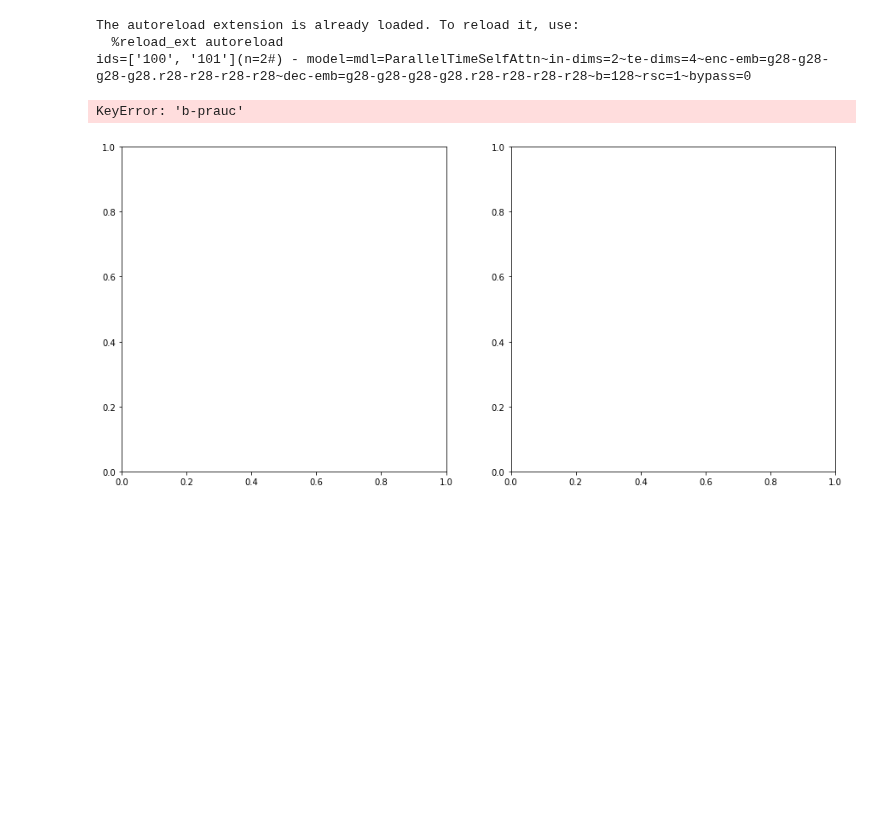
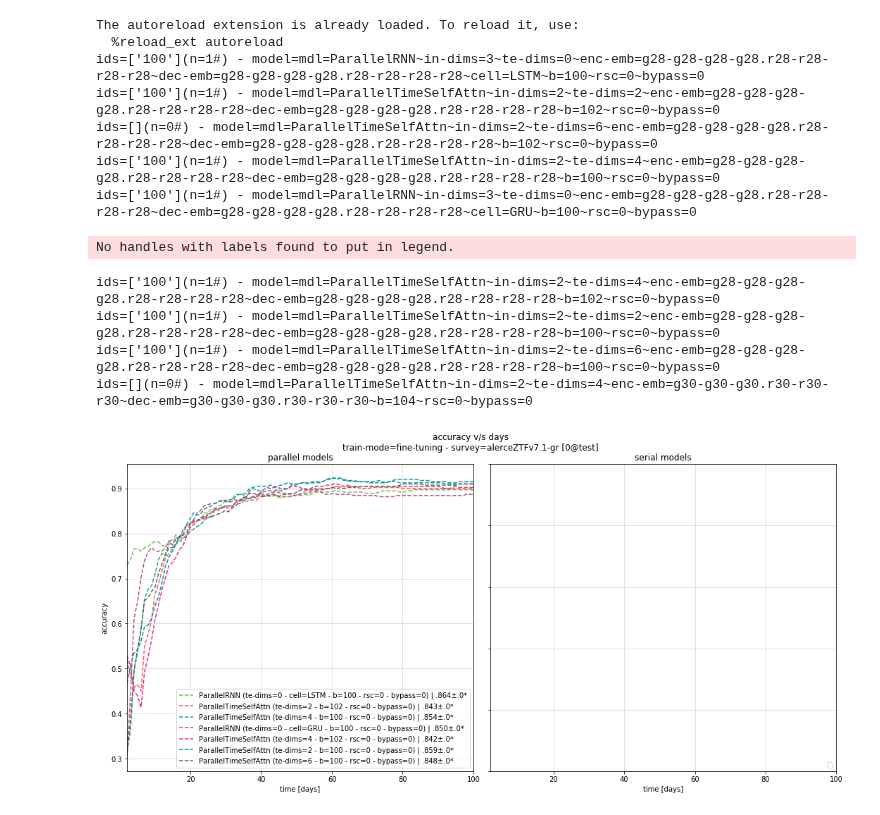
Before and after one commit to opimentel-github/astro-lightcurves-classifier, a Jupyter notebook: experiments/metrics_results.ipynb, the cells around one changed output. Saved outputs shown, nothing was run; the diff lists cells and outputs as text; code cells hidden in the pictures; blank space fills up the shorter version.

```diff
--- a/experiments/metrics_results.ipynb
+++ b/experiments/metrics_results.ipynb
@@ -44,30 +42,38 @@ baselines_dict = {
 # %%
 %load_ext autoreload
 %autoreload 2
 from lcclassifier.results.plots import plot_metric
 
 label_keys = [
     'cell',
     'aggr',
     'te-dims',
     'rsc',
     'bypass',
     'b',
 ]
 lcset_name = 'test'
-metric_name = 'b-prauc' # recall accuracy f1score prauc rocauc
+metric_name = 'accuracy' # recall accuracy f1score prauc rocauc
 kwargs = {
     'label_keys':label_keys,
     #'baselines_dict':baselines_dict,
     'p':15,
 }
 plot_metric(rootdir, cfilename, kf, lcset_name, model_names, metric_name, **kwargs)
 # %% [output]
 The autoreload extension is already loaded. To reload it, use:
   %reload_ext autoreload
-ids=['100', '101'](n=2#) - model=mdl=ParallelTimeSelfAttn~in-dims=2~te-dims=4~enc-emb=g28-g28-g28-g28.r28-r28-r28-r28~dec-emb=g28-g28-g28-g28.r28-r28-r28-r28~b=128~rsc=1~bypass=0
+ids=['100'](n=1#) - model=mdl=ParallelRNN~in-dims=3~te-dims=0~enc-emb=g28-g28-g28-g28.r28-r28-r28-r28~dec-emb=g28-g28-g28-g28.r28-r28-r28-r28~cell=LSTM~b=100~rsc=0~bypass=0
+ids=['100'](n=1#) - model=mdl=ParallelTimeSelfAttn~in-dims=2~te-dims=2~enc-emb=g28-g28-g28-g28.r28-r28-r28-r28~dec-emb=g28-g28-g28-g28.r28-r28-r28-r28~b=102~rsc=0~bypass=0
+ids=[](n=0#) - model=mdl=ParallelTimeSelfAttn~in-dims=2~te-dims=6~enc-emb=g28-g28-g28-g28.r28-r28-r28-r28~dec-emb=g28-g28-g28-g28.r28-r28-r28-r28~b=102~rsc=0~bypass=0
+ids=['100'](n=1#) - model=mdl=ParallelTimeSelfAttn~in-dims=2~te-dims=4~enc-emb=g28-g28-g28-g28.r28-r28-r28-r28~dec-emb=g28-g28-g28-g28.r28-r28-r28-r28~b=100~rsc=0~bypass=0
+ids=['100'](n=1#) - model=mdl=ParallelRNN~in-dims=3~te-dims=0~enc-emb=g28-g28-g28-g28.r28-r28-r28-r28~dec-emb=g28-g28-g28-g28.r28-r28-r28-r28~cell=GRU~b=100~rsc=0~bypass=0
-KeyError: 'b-prauc'
+No handles with labels found to put in legend.
+ids=['100'](n=1#) - model=mdl=ParallelTimeSelfAttn~in-dims=2~te-dims=4~enc-emb=g28-g28-g28-g28.r28-r28-r28-r28~dec-emb=g28-g28-g28-g28.r28-r28-r28-r28~b=102~rsc=0~bypass=0
+ids=['100'](n=1#) - model=mdl=ParallelTimeSelfAttn~in-dims=2~te-dims=2~enc-emb=g28-g28-g28-g28.r28-r28-r28-r28~dec-emb=g28-g28-g28-g28.r28-r28-r28-r28~b=100~rsc=0~bypass=0
+ids=['100'](n=1#) - model=mdl=ParallelTimeSelfAttn~in-dims=2~te-dims=6~enc-emb=g28-g28-g28-g28.r28-r28-r28-r28~dec-emb=g28-g28-g28-g28.r28-r28-r28-r28~b=100~rsc=0~bypass=0
+ids=[](n=0#) - model=mdl=ParallelTimeSelfAttn~in-dims=2~te-dims=4~enc-emb=g30-g30-g30.r30-r30-r30~dec-emb=g30-g30-g30.r30-r30-r30~b=104~rsc=0~bypass=0
-[figure, old version]
+[figure, new version]
 # %%
 %load_ext autoreload
 %autoreload 2
```
Also changed, not shown: parts of 2 cells of this notebook, 5 other files.
